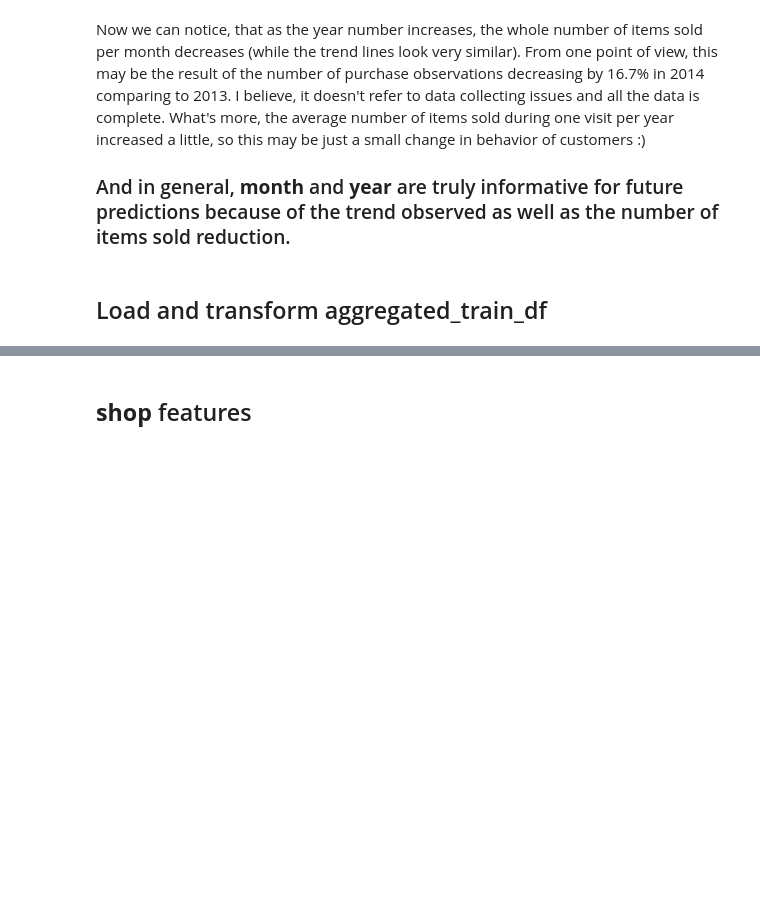
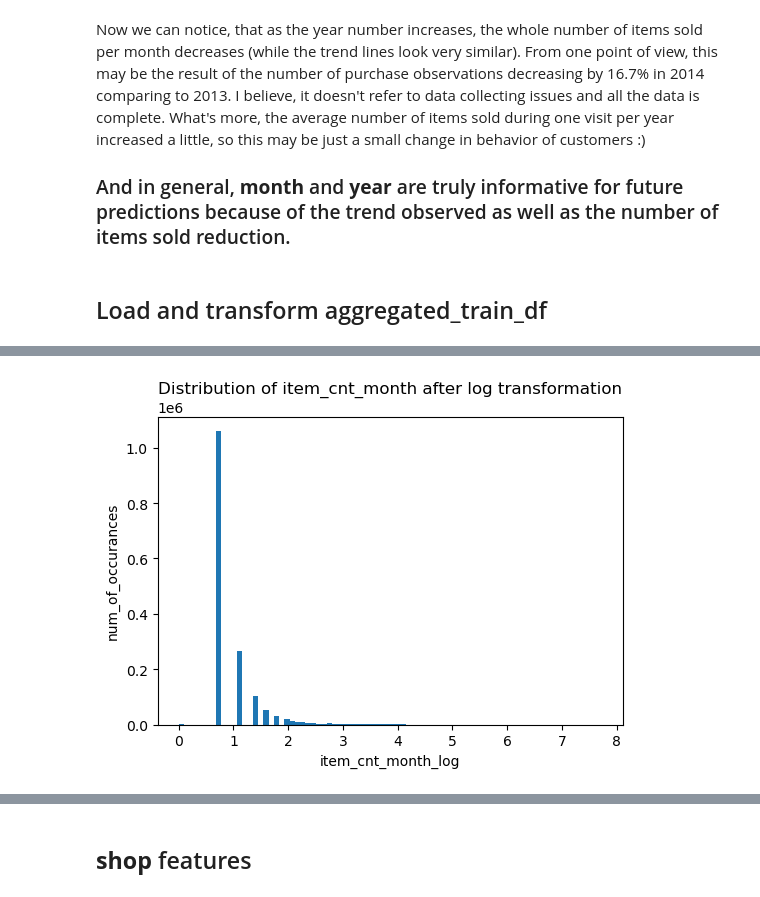
Before and after one commit to Alexennk/ml-ds-practice, a Jupyter notebook: notebooks/eda_notebook.ipynb, the cells around one changed output, grey strips where cells are left out. Saved outputs shown, nothing was run; the diff lists cells and outputs as text; code cells hidden in the pictures; blank space fills up the shorter version.

```diff
--- a/notebooks/eda_notebook.ipynb
+++ b/notebooks/eda_notebook.ipynb
@@ -153,0 +166,10 @@ aggregated_train_df = eda.transform_df_types(aggregated_train_df, int_columns, f
+# %%
+aggregated_train_df['item_cnt_month_log'] = np.log(np.abs(aggregated_train_df['item_cnt_month']) + 1) # add 1 to avoid log(0)
+plt.figure(figsize=(6, 4))
+plt.hist(aggregated_train_df['item_cnt_month_log'], bins=80)
+plt.xlabel('item_cnt_month_log')
+plt.ylabel('num_of_occurances')
+plt.title('Distribution of item_cnt_month after log transformation')
+plt.show()
+# %% [output]
+[figure, added]
```
Also changed, not shown: parts of 16 cells of this notebook.
